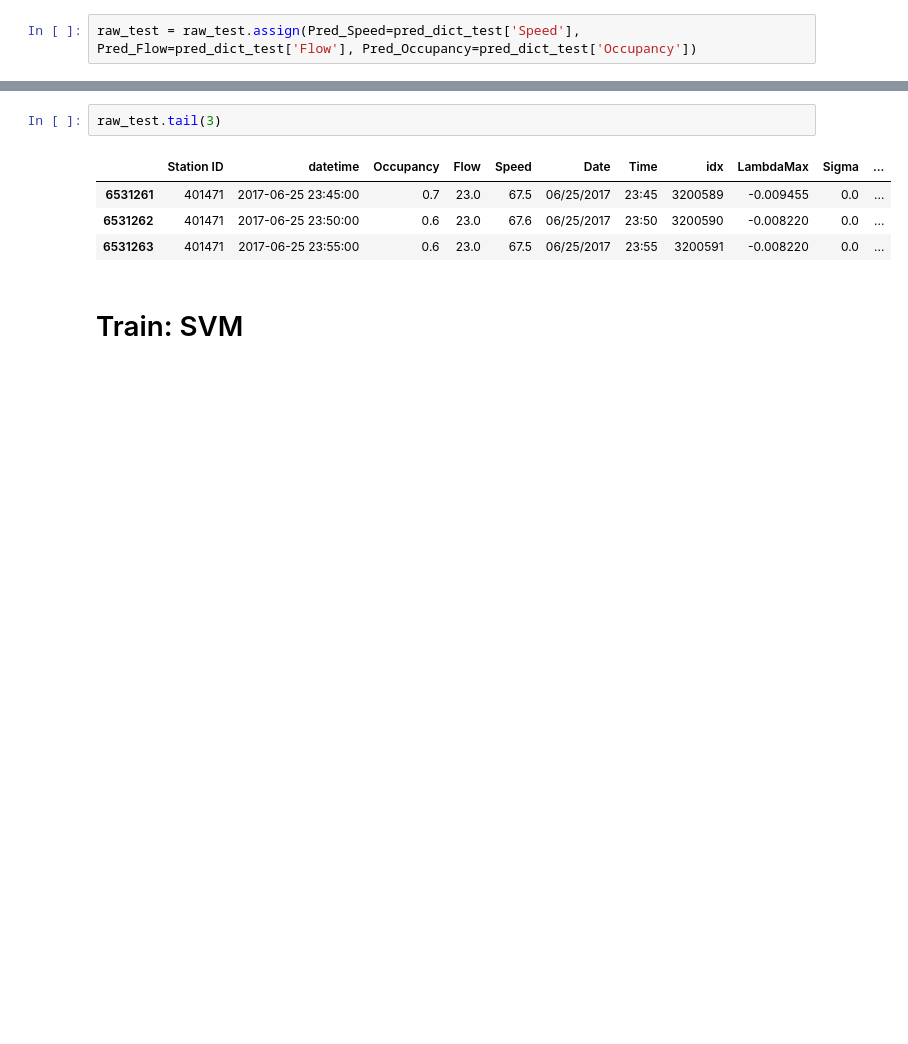
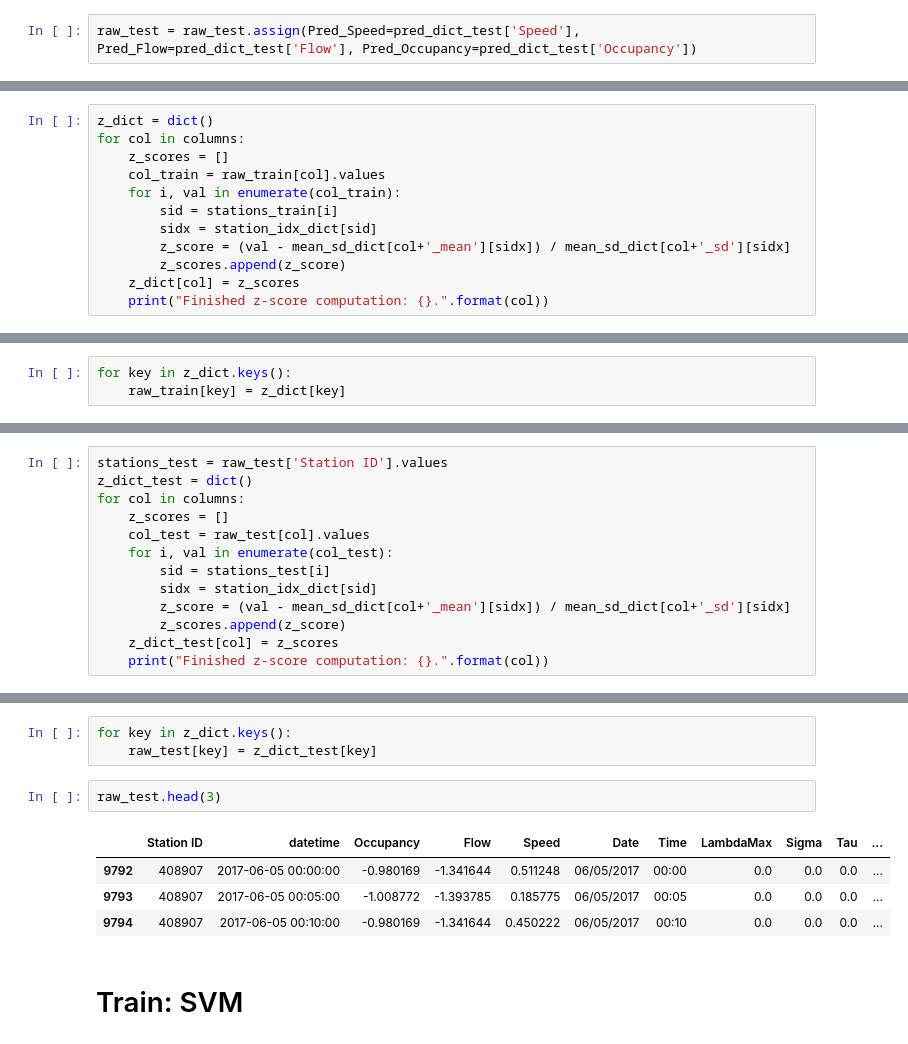
Before and after one commit to hy-lei/A-Hybrid-Approach-for-AID, a Jupyter notebook: hybrid_with_severity_params_and_weekdays.ipynb, the cells around one changed output, grey strips where cells are left out. Saved outputs shown, nothing was run; the diff lists cells and outputs as text; blank space fills up the shorter version.

```diff
--- a/hybrid_with_severity_params_and_weekdays.ipynb
+++ b/hybrid_with_severity_params_and_weekdays.ipynb
@@ -434,0 +506,12 @@ raw_test = raw_test.assign(Pred_Speed=pred_dict_test['Speed'], Pred_Flow=pred_di
+# %%
+z_dict = dict()
+for col in columns:
+    z_scores = []
+    col_train = raw_train[col].values
+    for i, val in enumerate(col_train):
+        sid = stations_train[i]
+        sidx = station_idx_dict[sid]
+        z_score = (val - mean_sd_dict[col+'_mean'][sidx]) / mean_sd_dict[col+'_sd'][sidx]
+        z_scores.append(z_score)
+    z_dict[col] = z_scores
+    print("Finished z-score computation: {}.".format(col))
@@ -434,0 +528,3 @@ raw_test = raw_test.assign(Pred_Speed=pred_dict_test['Speed'], Pred_Flow=pred_di
+# %%
+for key in z_dict.keys():
+    raw_train[key] = z_dict[key]
@@ -434,0 +538,13 @@ raw_test = raw_test.assign(Pred_Speed=pred_dict_test['Speed'], Pred_Flow=pred_di
+# %%
+stations_test = raw_test['Station ID'].values
+z_dict_test = dict()
+for col in columns:
+    z_scores = []
+    col_test = raw_test[col].values
+    for i, val in enumerate(col_test):
+        sid = stations_test[i]
+        sidx = station_idx_dict[sid]
+        z_score = (val - mean_sd_dict[col+'_mean'][sidx]) / mean_sd_dict[col+'_sd'][sidx]
+        z_scores.append(z_score)
+    z_dict_test[col] = z_scores
+    print("Finished z-score computation: {}.".format(col))
@@ -435,10 +561,13 @@ raw_test = raw_test.assign(Pred_Speed=pred_dict_test['Speed'], Pred_Flow=pred_di
+# %%
+for key in z_dict.keys():
+    raw_test[key] = z_dict_test[key]
 # %%
-raw_test.tail(3)
+raw_test.head(3)
 # %% [output]
-|  | Station ID | datetime | Occupancy | Flow | Speed | Date | Time | idx | LambdaMax | Sigma | ... |
-| 6531261 | 401471 | 2017-06-25 23:45:00 | 0.7 | 23.0 | 67.5 | 06/25/2017 | 23:45 | 3200589 | -0.009455 | 0.0 | ... |
-| 6531262 | 401471 | 2017-06-25 23:50:00 | 0.6 | 23.0 | 67.6 | 06/25/2017 | 23:50 | 3200590 | -0.008220 | 0.0 | ... |
-| 6531263 | 401471 | 2017-06-25 23:55:00 | 0.6 | 23.0 | 67.5 | 06/25/2017 | 23:55 | 3200591 | -0.008220 | 0.0 | ... |
+|  | Station ID | datetime | Occupancy | Flow | Speed | Date | Time | LambdaMax | Sigma | Tau | ... |
+| 9792 | 408907 | 2017-06-05 00:00:00 | -0.980169 | -1.341644 | 0.511248 | 06/05/2017 | 00:00 | 0.0 | 0.0 | 0.0 | ... |
+| 9793 | 408907 | 2017-06-05 00:05:00 | -1.008772 | -1.393785 | 0.185775 | 06/05/2017 | 00:05 | 0.0 | 0.0 | 0.0 | ... |
+| 9794 | 408907 | 2017-06-05 00:10:00 | -0.980169 | -1.341644 | 0.450222 | 06/05/2017 | 00:10 | 0.0 | 0.0 | 0.0 | ... |
 # %% [markdown]
 # Train: SVM
 # %% [markdown]
```
Also changed, not shown: parts of 152 cells of this notebook, 1 other file.
